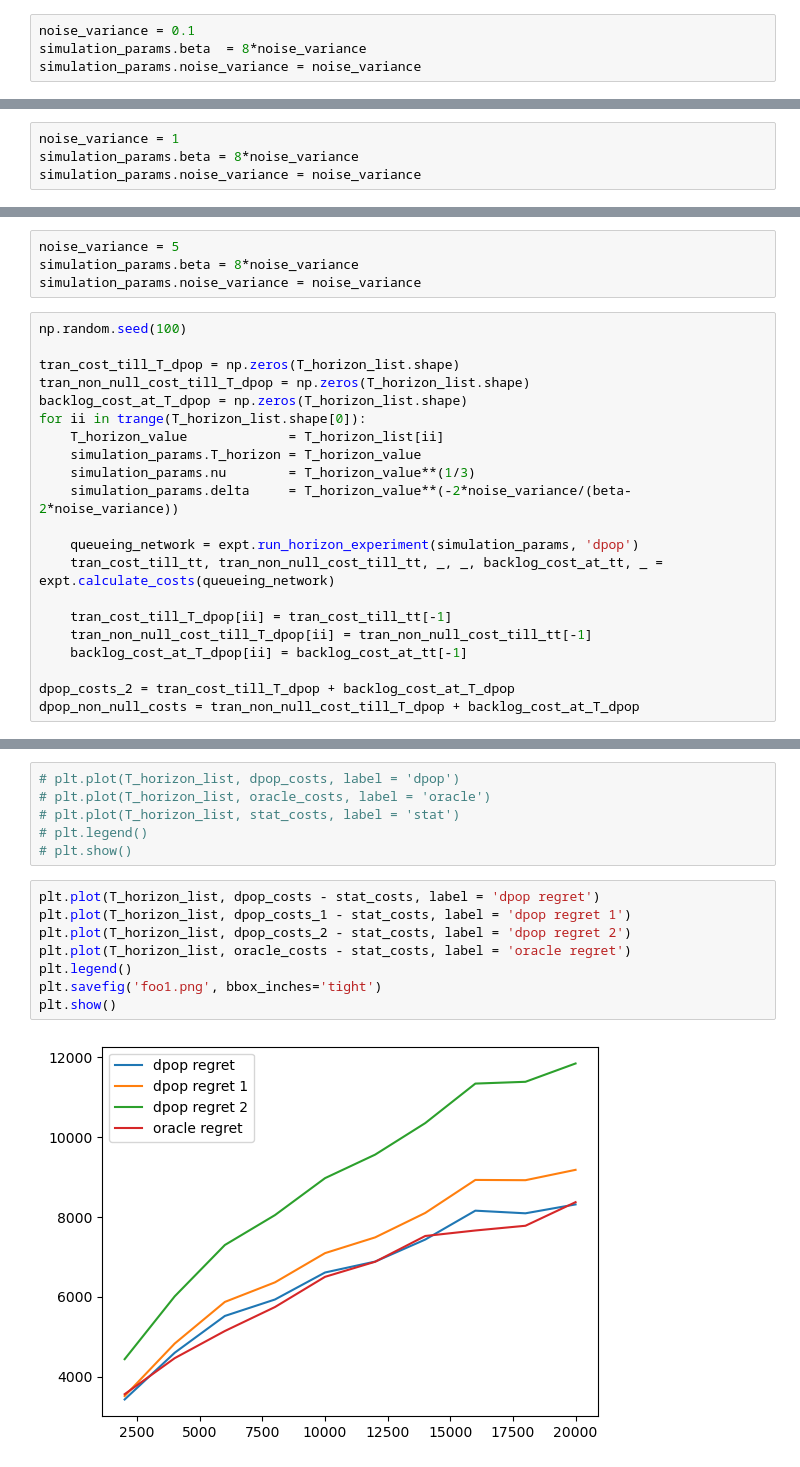
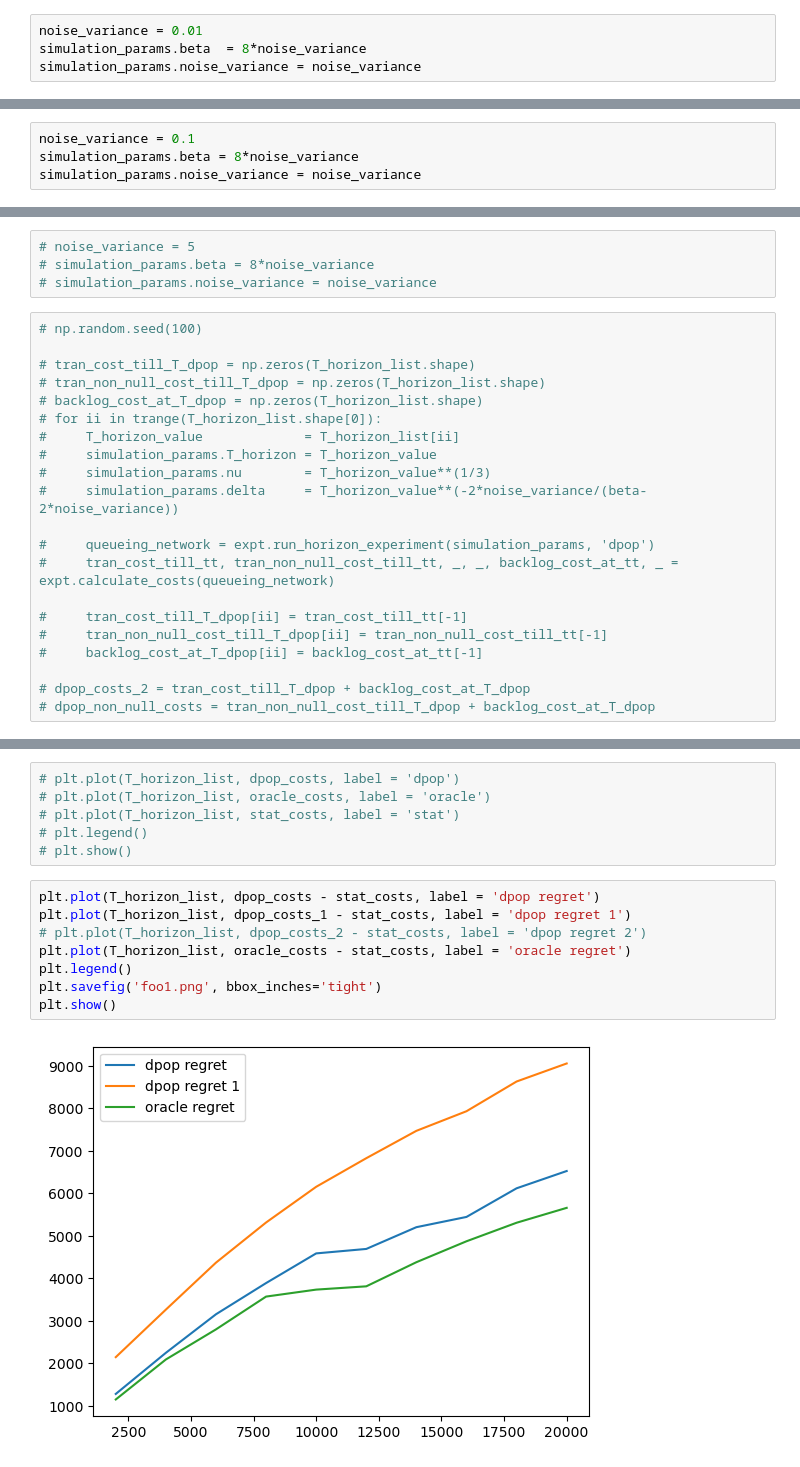
Before and after one commit to SathwikChadaga/Optimistic-DPP, a Jupyter notebook: dpop_noise_variation.ipynb, the cells around one changed output, grey strips where cells are left out. Drawn from its saved outputs; the diff is of its cells as text.

Commit message:
regret analysis

```diff
--- a/dpop_noise_variation.ipynb
+++ b/dpop_noise_variation.ipynb
@@ -55,7 +55,7 @@ simulation_params = mutil.SimulationParameters(node_edge_adjacency,
 # %% [markdown]
 ## DPOP Policy
 # %%
-noise_variance = 0.1
+noise_variance = 0.01
 simulation_params.beta  = 8*noise_variance
 simulation_params.noise_variance = noise_variance
 # %%
@@ -90,5 +92,5 @@ Observed cost mean = [0.99905685 2.00093202 3.00099408 6.00824642 3.99806047 2.0
 # %%
-noise_variance = 1
+noise_variance = 0.1
 simulation_params.beta = 8*noise_variance
 simulation_params.noise_variance = noise_variance
 # %%
@@ -123,26 +127,26 @@ Observed cost mean = [1.00695426 2.00431784 3.0031936  6.00175225 4.00051632 2.0
 # %%
-noise_variance = 5
-simulation_params.beta = 8*noise_variance
-simulation_params.noise_variance = noise_variance
+# noise_variance = 5
+# simulation_params.beta = 8*noise_variance
+# simulation_params.noise_variance = noise_variance
 # %%
-np.random.seed(100)
+# np.random.seed(100)
 
-tran_cost_till_T_dpop = np.zeros(T_horizon_list.shape)
-tran_non_null_cost_till_T_dpop = np.zeros(T_horizon_list.shape)
-backlog_cost_at_T_dpop = np.zeros(T_horizon_list.shape)
-for ii in trange(T_horizon_list.shape[0]):
-    T_horizon_value             = T_horizon_list[ii]
-    simulation_params.T_horizon = T_horizon_value
-    simulation_params.nu        = T_horizon_value**(1/3)
-    simulation_params.delta     = T_horizon_value**(-2*noise_variance/(beta-2*noise_variance))
+# tran_cost_till_T_dpop = np.zeros(T_horizon_list.shape)
+# tran_non_null_cost_till_T_dpop = np.zeros(T_horizon_list.shape)
+# backlog_cost_at_T_dpop = np.zeros(T_horizon_list.shape)
+# for ii in trange(T_horizon_list.shape[0]):
+#     T_horizon_value             = T_horizon_list[ii]
+#     simulation_params.T_horizon = T_horizon_value
+#     simulation_params.nu        = T_horizon_value**(1/3)
+#     simulation_params.delta     = T_horizon_value**(-2*noise_variance/(beta-2*noise_variance))
 
-    queueing_network = expt.run_horizon_experiment(simulation_params, 'dpop')
-    tran_cost_till_tt, tran_non_null_cost_till_tt, _, _, backlog_cost_at_tt, _ = expt.calculate_costs(queueing_network)
+#     queueing_network = expt.run_horizon_experiment(simulation_params, 'dpop')
+#     tran_cost_till_tt, tran_non_null_cost_till_tt, _, _, backlog_cost_at_tt, _ = expt.calculate_costs(queueing_network)
 
-    tran_cost_till_T_dpop[ii] = tran_cost_till_tt[-1]
-    tran_non_null_cost_till_T_dpop[ii] = tran_non_null_cost_till_tt[-1]
-    backlog_cost_at_T_dpop[ii] = backlog_cost_at_tt[-1]
+#     tran_cost_till_T_dpop[ii] = tran_cost_till_tt[-1]
+#     tran_non_null_cost_till_T_dpop[ii] = tran_non_null_cost_till_tt[-1]
+#     backlog_cost_at_T_dpop[ii] = backlog_cost_at_tt[-1]
 
-dpop_costs_2 = tran_cost_till_T_dpop + backlog_cost_at_T_dpop
-dpop_non_null_costs = tran_non_null_cost_till_T_dpop + backlog_cost_at_T_dpop
+# dpop_costs_2 = tran_cost_till_T_dpop + backlog_cost_at_T_dpop
+# dpop_non_null_costs = tran_non_null_cost_till_T_dpop + backlog_cost_at_T_dpop
 # %%
@@ -194,11 +194,11 @@ stat_costs = T_horizon_list*total_stat_cost_per_time
 # %%
 plt.plot(T_horizon_list, dpop_costs - stat_costs, label = 'dpop regret')
 plt.plot(T_horizon_list, dpop_costs_1 - stat_costs, label = 'dpop regret 1')
-plt.plot(T_horizon_list, dpop_costs_2 - stat_costs, label = 'dpop regret 2')
+# plt.plot(T_horizon_list, dpop_costs_2 - stat_costs, label = 'dpop regret 2')
 plt.plot(T_horizon_list, oracle_costs - stat_costs, label = 'oracle regret')
 plt.legend()
 plt.savefig('foo1.png', bbox_inches='tight')
 plt.show()
 # %% [output]
-[figure, old version]
+[figure, new version]
 # %%
```
Also changed, not shown: parts of 6 cells of this notebook, 6 other files.
